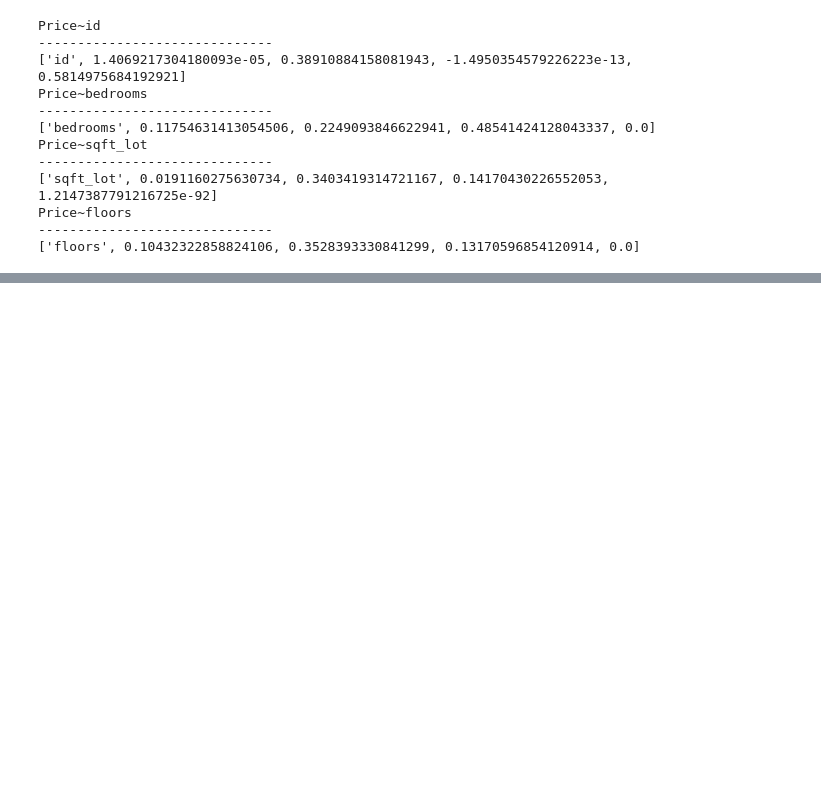
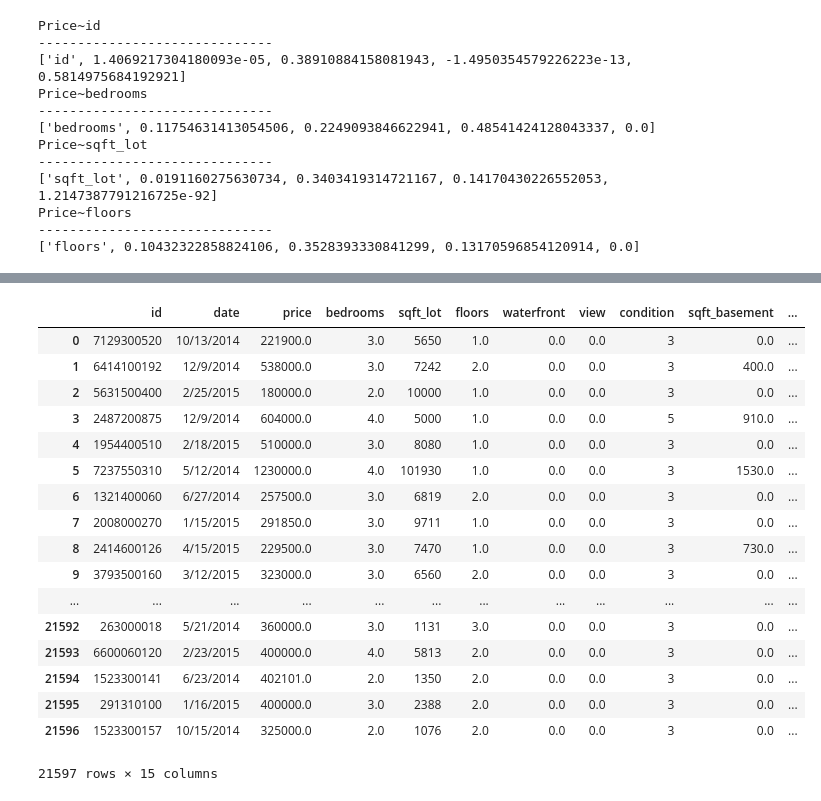
Before and after one commit to jsavory-94/dsc-1-final-project-online-ds-pt-021119, a Jupyter notebook: student.ipynb, the cells around one changed output, grey strips where cells are left out. Drawn from its saved outputs; the diff is of its cells as text; code cells hidden in the pictures; blank space fills up the shorter version.

```diff
--- a/student.ipynb
+++ b/student.ipynb
@@ -658,0 +688,21 @@ AttributeError: 'list' object has no attribute 'df'
+# %%
+df
+# %% [output]
+|  | id | date | price | bedrooms | sqft_lot | floors | waterfront | view | condition | sqft_basement | ... |
+| 0 | 7129300520 | 10/13/2014 | 221900.0 | 3.0 | 5650 | 1.0 | 0.0 | 0.0 | 3 | 0.0 | ... |
+| 1 | 6414100192 | 12/9/2014 | 538000.0 | 3.0 | 7242 | 2.0 | 0.0 | 0.0 | 3 | 400.0 | ... |
+| 2 | 5631500400 | 2/25/2015 | 180000.0 | 2.0 | 10000 | 1.0 | 0.0 | 0.0 | 3 | 0.0 | ... |
+| 3 | 2487200875 | 12/9/2014 | 604000.0 | 4.0 | 5000 | 1.0 | 0.0 | 0.0 | 5 | 910.0 | ... |
+| 4 | 1954400510 | 2/18/2015 | 510000.0 | 3.0 | 8080 | 1.0 | 0.0 | 0.0 | 3 | 0.0 | ... |
+| 5 | 7237550310 | 5/12/2014 | 1230000.0 | 4.0 | 101930 | 1.0 | 0.0 | 0.0 | 3 | 1530.0 | ... |
+| 6 | 1321400060 | 6/27/2014 | 257500.0 | 3.0 | 6819 | 2.0 | 0.0 | 0.0 | 3 | 0.0 | ... |
+| 7 | 2008000270 | 1/15/2015 | 291850.0 | 3.0 | 9711 | 1.0 | 0.0 | 0.0 | 3 | 0.0 | ... |
+| 8 | 2414600126 | 4/15/2015 | 229500.0 | 3.0 | 7470 | 1.0 | 0.0 | 0.0 | 3 | 730.0 | ... |
+| 9 | 3793500160 | 3/12/2015 | 323000.0 | 3.0 | 6560 | 2.0 | 0.0 | 0.0 | 3 | 0.0 | ... |
+| ... | ... | ... | ... | ... | ... | ... | ... | ... | ... | ... | ... |
+| 21592 | 263000018 | 5/21/2014 | 360000.0 | 3.0 | 1131 | 3.0 | 0.0 | 0.0 | 3 | 0.0 | ... |
+| 21593 | 6600060120 | 2/23/2015 | 400000.0 | 4.0 | 5813 | 2.0 | 0.0 | 0.0 | 3 | 0.0 | ... |
+| 21594 | 1523300141 | 6/23/2014 | 402101.0 | 2.0 | 1350 | 2.0 | 0.0 | 0.0 | 3 | 0.0 | ... |
+| 21595 | 291310100 | 1/16/2015 | 400000.0 | 3.0 | 2388 | 2.0 | 0.0 | 0.0 | 3 | 0.0 | ... |
+| 21596 | 1523300157 | 10/15/2014 | 325000.0 | 2.0 | 1076 | 2.0 | 0.0 | 0.0 | 3 | 0.0 | ... |
+21597 rows × 15 columns
```
Also changed, not shown: parts of 5 cells of this notebook, 1 other file.
